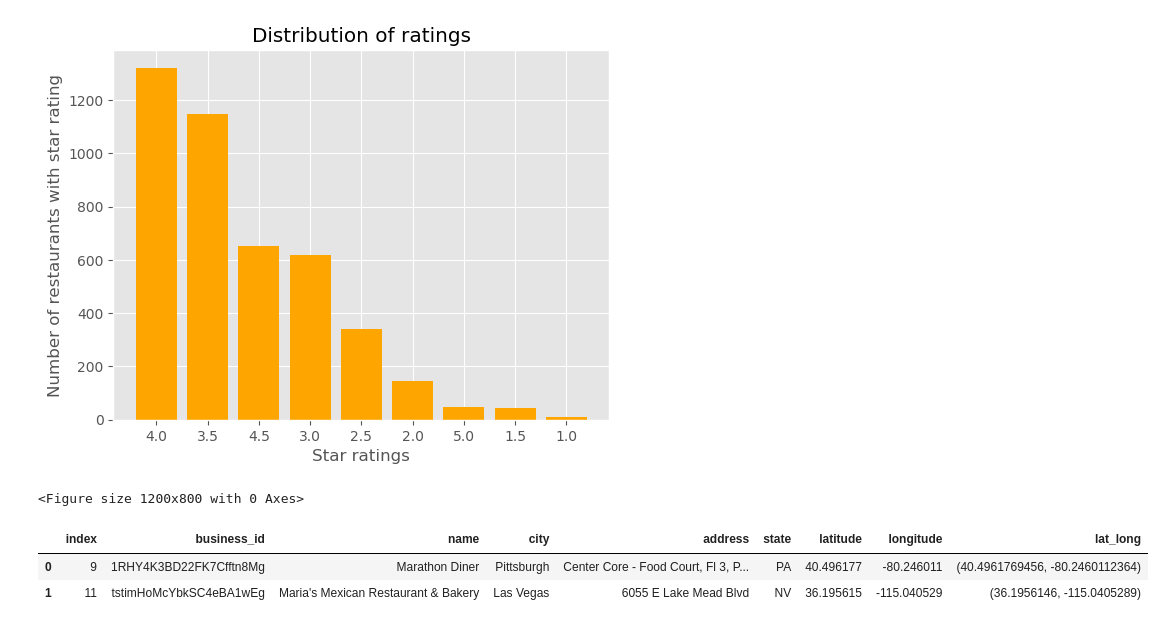
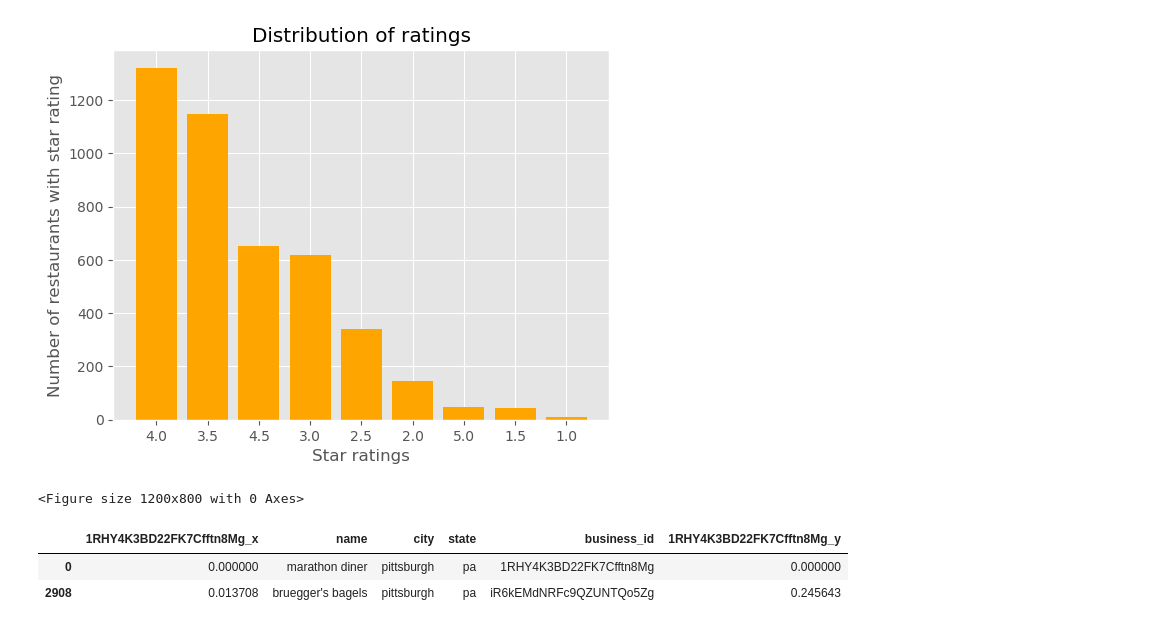
Before and after one commit to rvent/Event-Planner-Project, a Jupyter notebook: rima_wip.ipynb, the cells around one changed output. Saved outputs shown, nothing was run; the diff lists cells and outputs as text; code cells hidden in the pictures.

```diff
--- a/rima_wip.ipynb
+++ b/rima_wip.ipynb
@@ -945,8 +855,8 @@ plt.show()
 [figure]
 <Figure size 1200x800 with 0 Axes>
 # %%
-df_location.head(2)
+find_closest('marathon diner').head(2)
 # %% [output]
-|  | index | business_id | name | city | address | state | latitude | longitude | lat_long |
-| 0 | 9 | 1RHY4K3BD22FK7Cfftn8Mg | Marathon Diner | Pittsburgh | Center Core - Food Court, Fl 3, P... | PA | 40.496177 | -80.246011 | (40.4961769456, -80.2460112364) |
-| 1 | 11 | tstimHoMcYbkSC4eBA1wEg | Maria's Mexican Restaurant & Bakery | Las Vegas | 6055 E Lake Mead Blvd | NV | 36.195615 | -115.040529 | (36.1956146, -115.0405289) |
+|  | 1RHY4K3BD22FK7Cfftn8Mg_x | name | city | state | business_id | 1RHY4K3BD22FK7Cfftn8Mg_y |
+| 0 | 0.000000 | marathon diner | pittsburgh | pa | 1RHY4K3BD22FK7Cfftn8Mg | 0.000000 |
+| 2908 | 0.013708 | bruegger's bagels | pittsburgh | pa | iR6kEMdNRFc9QZUNTQo5Zg | 0.245643 |
```
Also changed, not shown: parts of 26 cells of this notebook.
